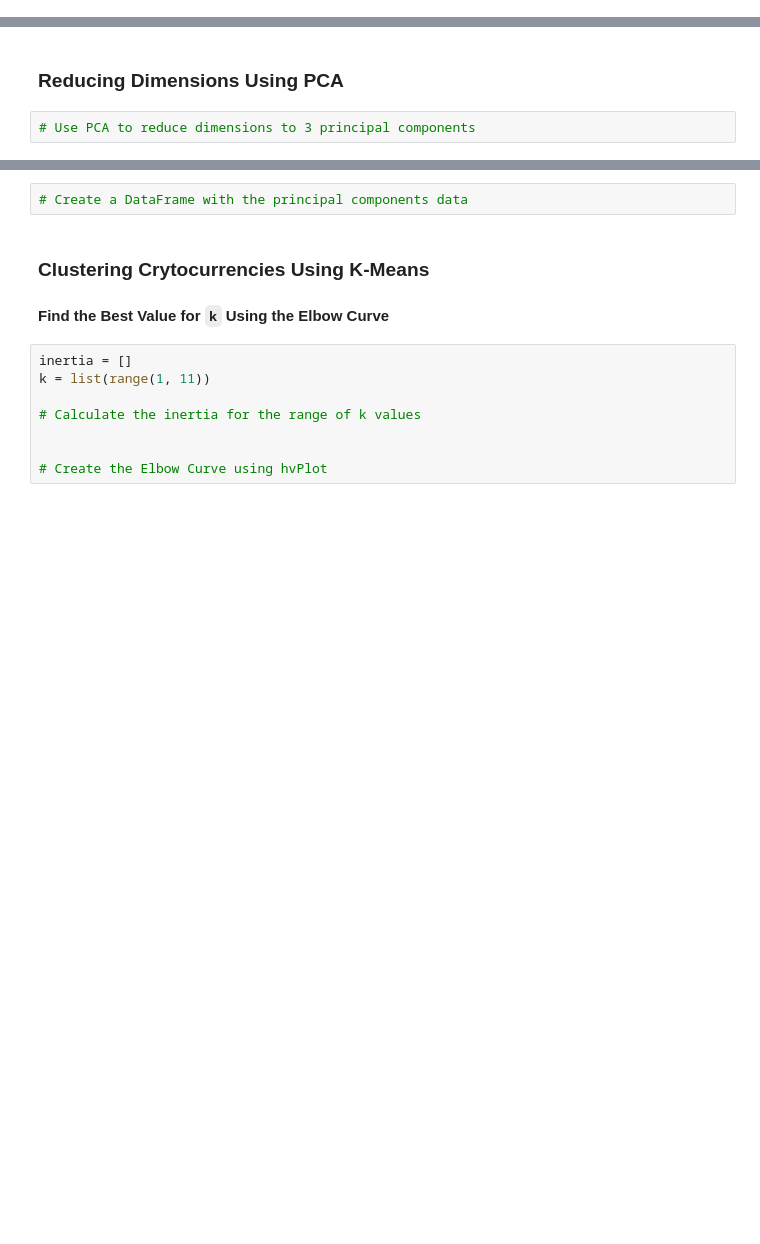
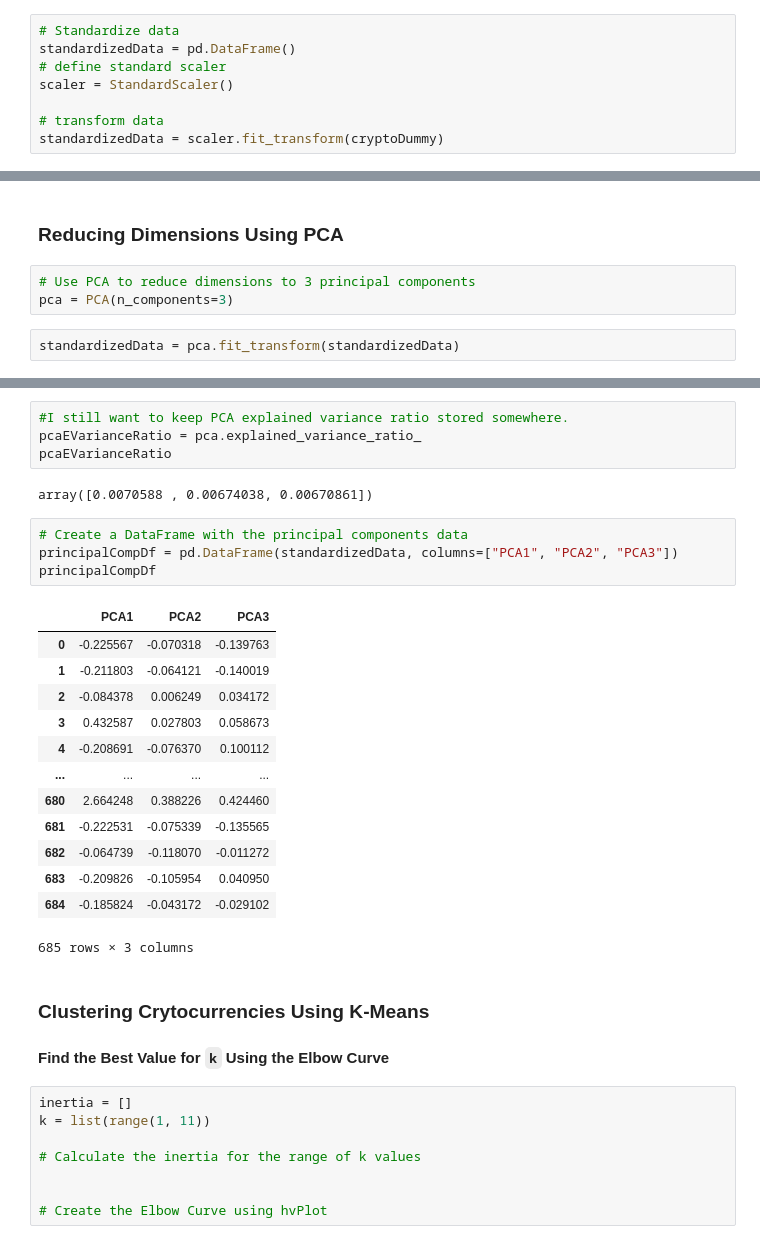
Before and after one commit to gokhanunal34/awsCloud, a Jupyter notebook: Starter_Files/crypto_clustering.ipynb, the cells around one changed output, grey strips where cells are left out. Saved outputs shown, nothing was run; the diff lists cells and outputs as text; blank space fills up the shorter version.

```diff
--- a/Starter_Files/crypto_clustering.ipynb
+++ b/Starter_Files/crypto_clustering.ipynb
@@ -143,0 +145,8 @@ cryptoDf
+# %%
+# Standardize data
+standardizedData = pd.DataFrame()
+# define standard scaler
+scaler = StandardScaler()
+
+# transform data
+standardizedData = scaler.fit_transform(cryptoDummy)
@@ -145,3 +170,6 @@ cryptoDf
 ### Reducing Dimensions Using PCA
 # %%
 # Use PCA to reduce dimensions to 3 principal components
+pca = PCA(n_components=3)
+# %%
+standardizedData = pca.fit_transform(standardizedData)
@@ -148,5 +184,27 @@ cryptoDf
+# %%
+#I still want to keep PCA explained variance ratio stored somewhere.
+pcaEVarianceRatio = pca.explained_variance_ratio_
+pcaEVarianceRatio
+# %% [output]
+array([0.0070588 , 0.00674038, 0.00670861])
 # %%
 # Create a DataFrame with the principal components data
+principalCompDf = pd.DataFrame(standardizedData, columns=["PCA1", "PCA2", "PCA3"])
+principalCompDf
+# %% [output]
+|  | PCA1 | PCA2 | PCA3 |
+| 0 | -0.225567 | -0.070318 | -0.139763 |
+| 1 | -0.211803 | -0.064121 | -0.140019 |
+| 2 | -0.084378 | 0.006249 | 0.034172 |
+| 3 | 0.432587 | 0.027803 | 0.058673 |
+| 4 | -0.208691 | -0.076370 | 0.100112 |
+| ... | ... | ... | ... |
+| 680 | 2.664248 | 0.388226 | 0.424460 |
+| 681 | -0.222531 | -0.075339 | -0.135565 |
+| 682 | -0.064739 | -0.118070 | -0.011272 |
+| 683 | -0.209826 | -0.105954 | 0.040950 |
+| 684 | -0.185824 | -0.043172 | -0.029102 |
+685 rows × 3 columns
 # %% [markdown]
 ### Clustering Crytocurrencies Using K-Means
 
```
Also changed, not shown: parts of 5 cells of this notebook.
